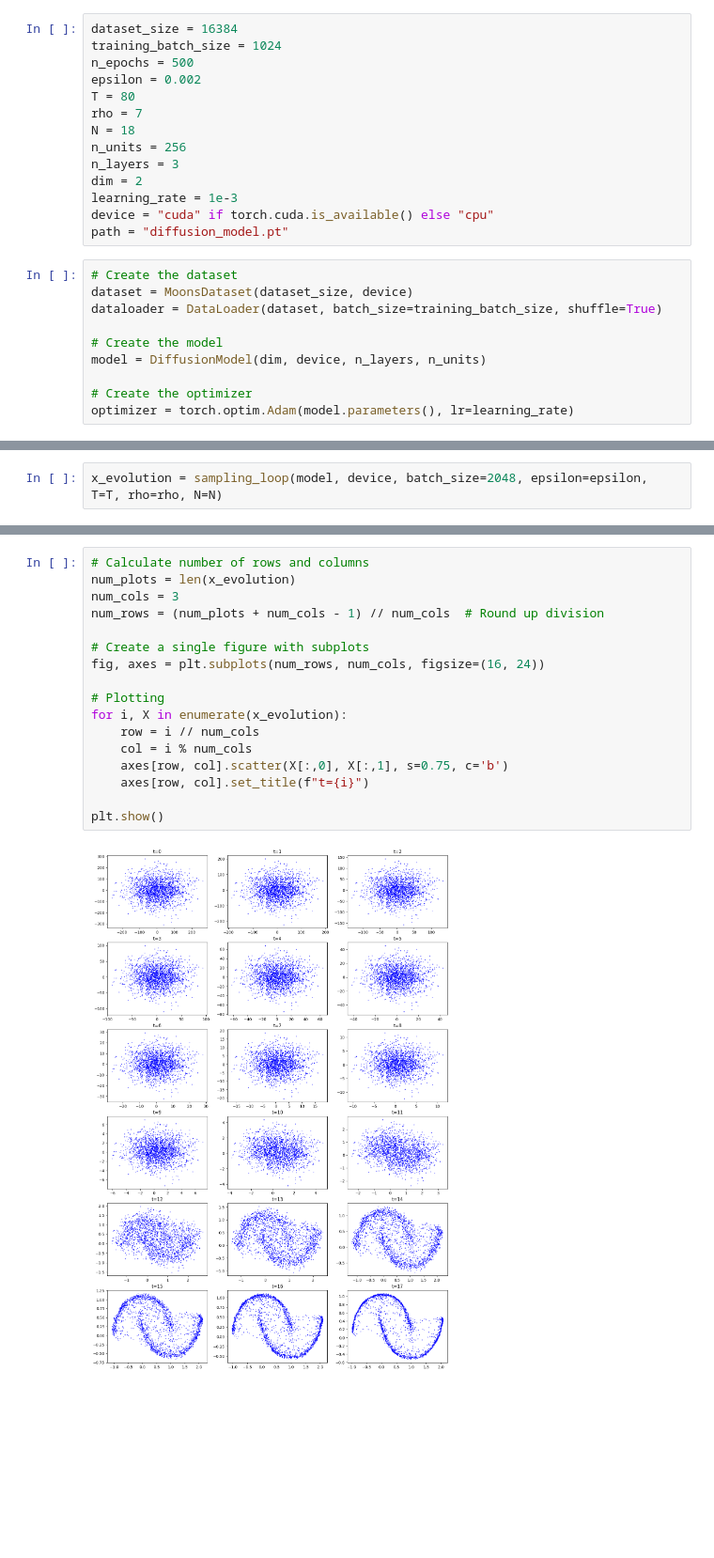
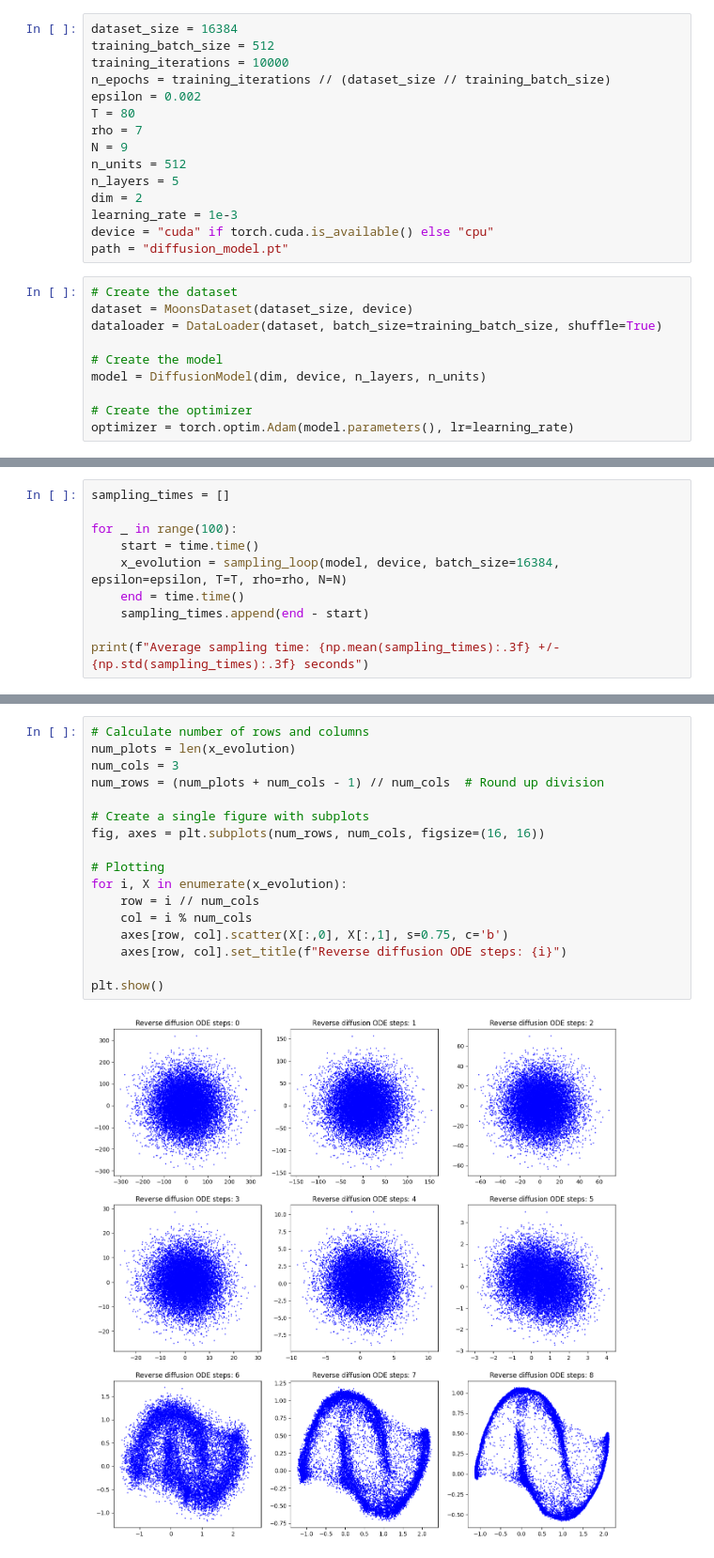
Before and after one commit to phpin57/GenModeling, a Jupyter notebook: diffusion_model.ipynb, the cells around one changed output, grey strips where cells are left out. Shown: that part at 94% size. Drawn from its saved outputs; the diff is of its cells as text; blank space fills up the shorter version.

```diff
--- a/diffusion_model.ipynb
+++ b/diffusion_model.ipynb
@@ -128,14 +133,15 @@ def training_loop(model, optimizer, dataloader, device, n_epochs=500, epsilon=0.
     return losses
 # %%
 dataset_size = 16384
-training_batch_size = 1024
-n_epochs = 500
+training_batch_size = 512
+training_iterations = 10000
+n_epochs = training_iterations // (dataset_size // training_batch_size)
 epsilon = 0.002
 T = 80
 rho = 7
-N = 18
-n_units = 256
-n_layers = 3
+N = 9
+n_units = 512
+n_layers = 5
 dim = 2
 learning_rate = 1e-3
 device = "cuda" if torch.cuda.is_available() else "cpu"
@@ -181,2 +180,10 @@ Epoch 500/500 - Loss: 0.3022
-# %%
-x_evolution = sampling_loop(model, device, batch_size=2048, epsilon=epsilon, T=T, rho=rho, N=N)
+# %%
+sampling_times = []
+
+for _ in range(100):
+    start = time.time()
+    x_evolution = sampling_loop(model, device, batch_size=16384, epsilon=epsilon, T=T, rho=rho, N=N)
+    end = time.time()
+    sampling_times.append(end - start)
+
+print(f"Average sampling time: {np.mean(sampling_times):.3f} +/- {np.std(sampling_times):.3f} seconds")
@@ -183,19 +192,19 @@ x_evolution = sampling_loop(model, device, batch_size=2048, epsilon=epsilon, T=T
 # %%
 # Calculate number of rows and columns
 num_plots = len(x_evolution)
 num_cols = 3
 num_rows = (num_plots + num_cols - 1) // num_cols  # Round up division
 
 # Create a single figure with subplots
-fig, axes = plt.subplots(num_rows, num_cols, figsize=(16, 24))
+fig, axes = plt.subplots(num_rows, num_cols, figsize=(16, 16))
 
 # Plotting
 for i, X in enumerate(x_evolution):
     row = i // num_cols
     col = i % num_cols
     axes[row, col].scatter(X[:,0], X[:,1], s=0.75, c='b')
-    axes[row, col].set_title(f"t={i}")
+    axes[row, col].set_title(f"Reverse diffusion ODE steps: {i}")
 
 plt.show()
 # %% [output]
-[figure, old version]
+[figure, new version]
```
Also changed, not shown: parts of 7 cells of this notebook, 3 other files.
